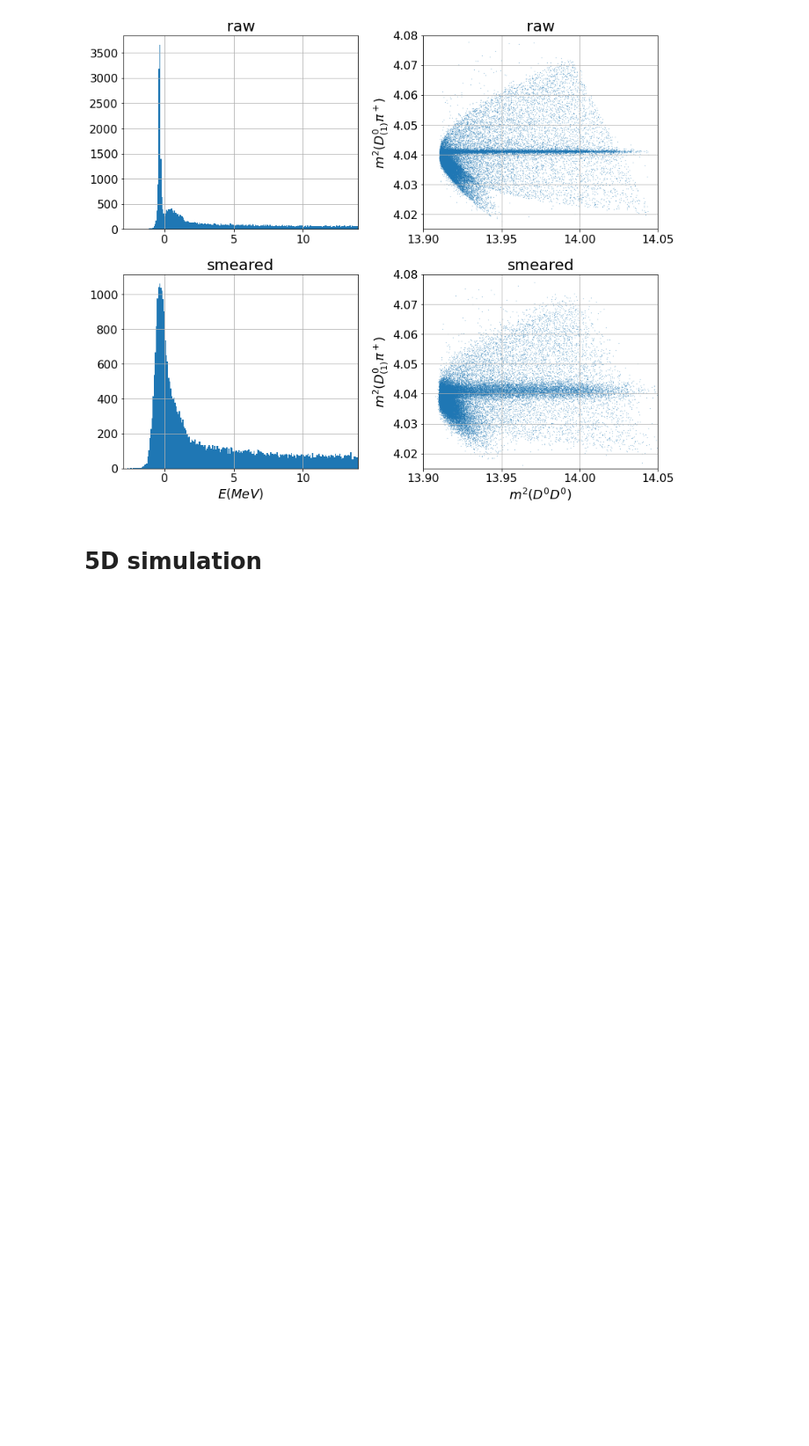
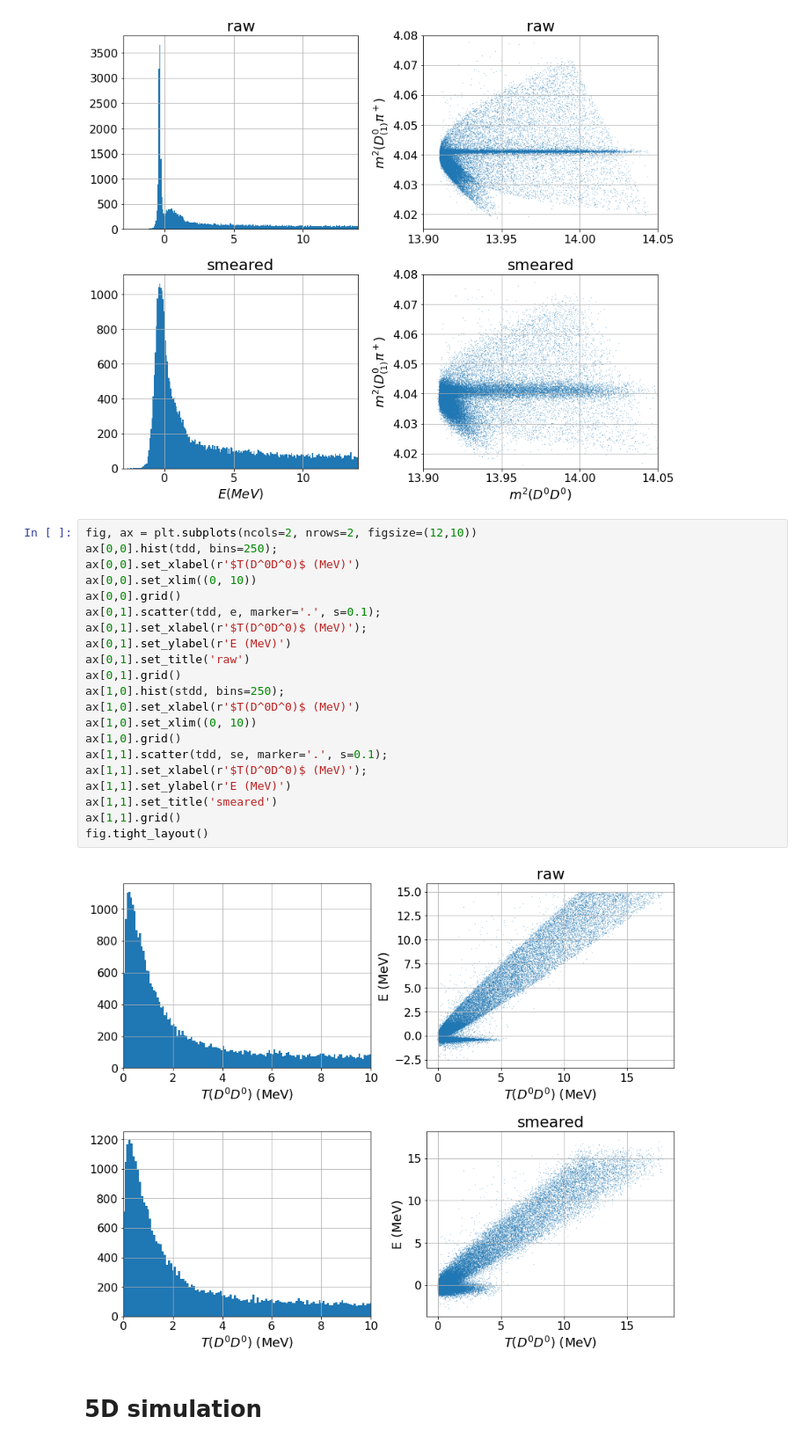
Before and after one commit to VitalyVorobyev/ddst, a Jupyter notebook: MC.ipynb, the cells around one changed output. Shown at 88% size. Cells and saved outputs as stored; diff of their text form; blank space fills up the shorter version.

```diff
--- a/MC.ipynb
+++ b/MC.ipynb
@@ -133,6 +146,29 @@ ax[1,1].set_title('smeared')
 fig.tight_layout()
 # %% [output]
 [figure]
+# %%
+fig, ax = plt.subplots(ncols=2, nrows=2, figsize=(12,10))
+ax[0,0].hist(tdd, bins=250);
+ax[0,0].set_xlabel(r'$T(D^0D^0)$ (MeV)')
+ax[0,0].set_xlim((0, 10))
+ax[0,0].grid()
+ax[0,1].scatter(tdd, e, marker='.', s=0.1);
+ax[0,1].set_xlabel(r'$T(D^0D^0)$ (MeV)');
+ax[0,1].set_ylabel(r'E (MeV)')
+ax[0,1].set_title('raw')
+ax[0,1].grid()
+ax[1,0].hist(stdd, bins=250);
+ax[1,0].set_xlabel(r'$T(D^0D^0)$ (MeV)')
+ax[1,0].set_xlim((0, 10))
+ax[1,0].grid()
+ax[1,1].scatter(tdd, se, marker='.', s=0.1);
+ax[1,1].set_xlabel(r'$T(D^0D^0)$ (MeV)');
+ax[1,1].set_ylabel(r'E (MeV)')
+ax[1,1].set_title('smeared')
+ax[1,1].grid()
+fig.tight_layout()
+# %% [output]
+[figure, added]
 # %% [markdown]
 # 5D simulation
 # %%
```
Also changed, not shown: parts of 3 cells of this notebook.
